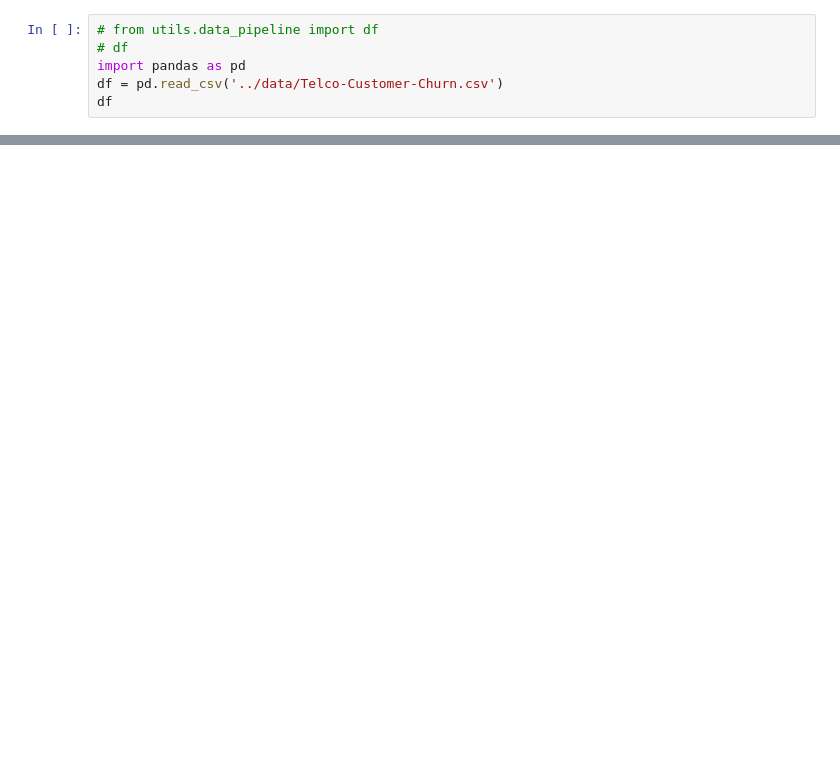
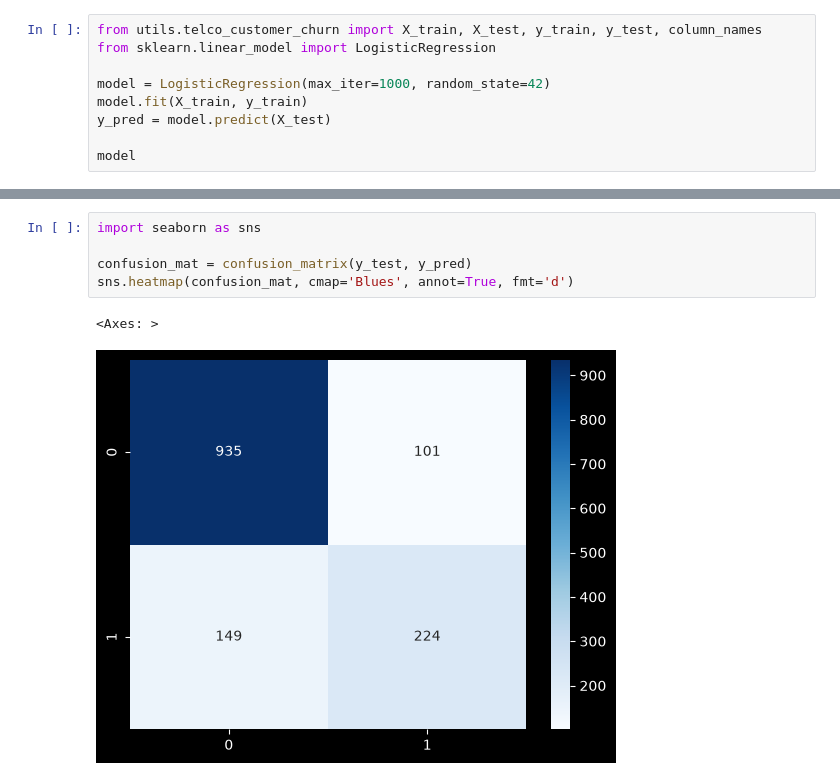
Before and after one commit to amir-razmi/ml-algorithms-lab, a Jupyter notebook: notebooks/logistic-regression.ipynb, the cells around one changed output, grey strips where cells are left out. Cells and saved outputs as stored; diff of their text form; blank space fills up the shorter version.

Commit message:
feat: train logistic regression model on telco_customer_churn dataset and analyze the results

```diff
--- a/notebooks/logistic-regression.ipynb
+++ b/notebooks/logistic-regression.ipynb
@@ -5,8 +4,11 @@ from pathlib import Path
 sys.path.append(str(Path.cwd().parent))
 # %%
-# from utils.data_pipeline import df
-# df
-import pandas as pd
-df = pd.read_csv('../data/Telco-Customer-Churn.csv')
-df
+from utils.telco_customer_churn import X_train, X_test, y_train, y_test, column_names
+from sklearn.linear_model import LogisticRegression
+
+model = LogisticRegression(max_iter=1000, random_state=42)
+model.fit(X_train, y_train)
+y_pred = model.predict(X_test)
+
+model
 # %% [output]
@@ -25,0 +87,8 @@ df
+# %%
+import seaborn as sns
+
+confusion_mat = confusion_matrix(y_test, y_pred)
+sns.heatmap(confusion_mat, cmap='Blues', annot=True, fmt='d')
+# %% [output]
+<Axes: >
+[figure, added]
```
Also changed, not shown: parts of 7 cells of this notebook.
